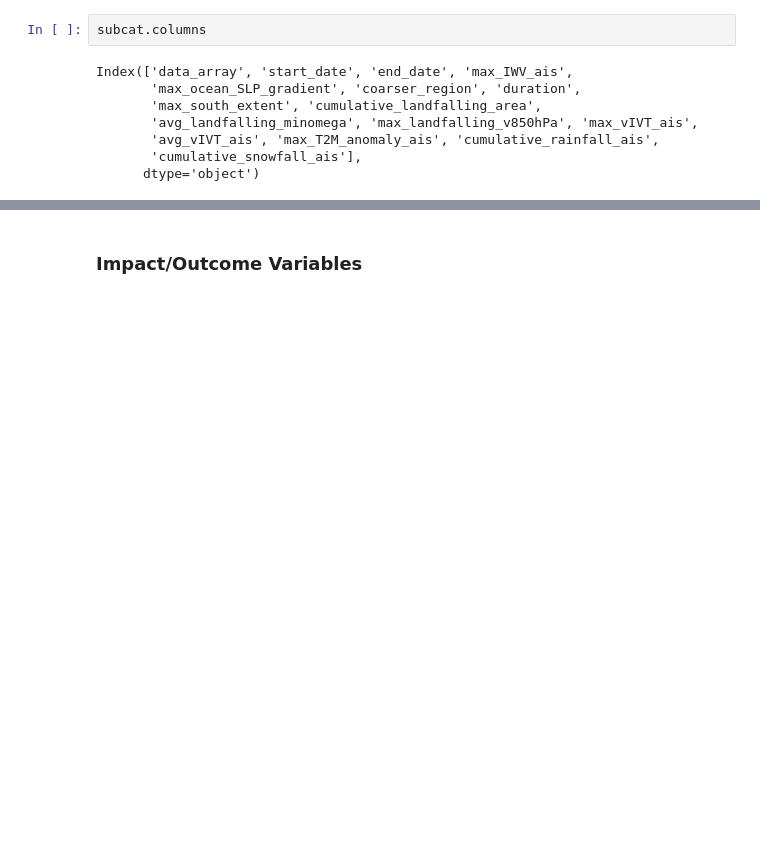
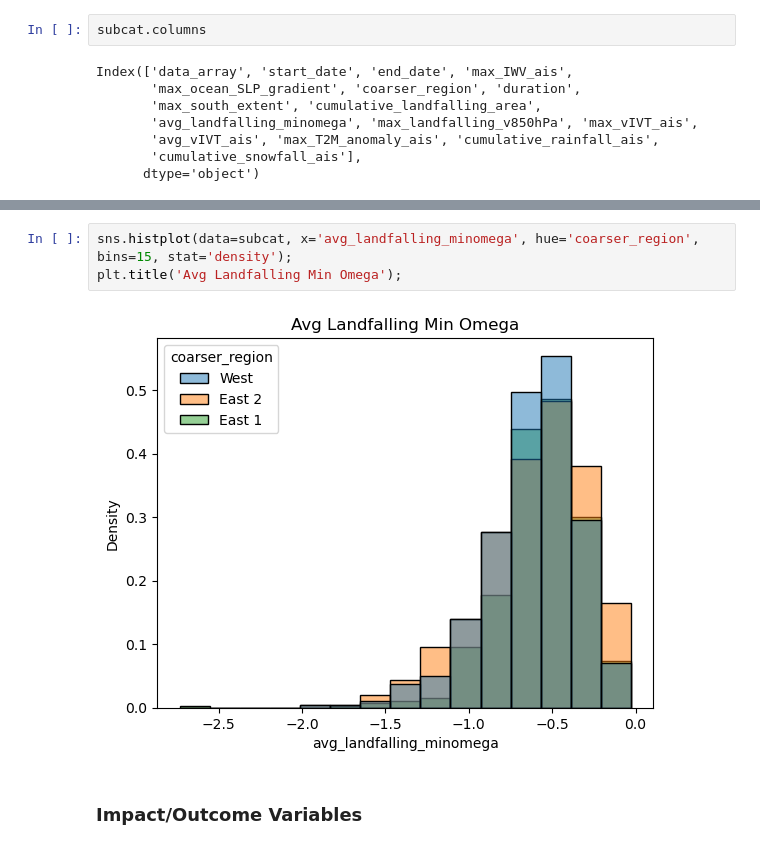
Before and after one commit to jbbutler/extreme_antarctic_ARs, a Jupyter notebook: project/eda/catalog_eda.ipynb, the cells around one changed output, grey strips where cells are left out. Cells and saved outputs as stored; diff of their text form; blank space fills up the shorter version.

```diff
--- a/project/eda/catalog_eda.ipynb
+++ b/project/eda/catalog_eda.ipynb
@@ -127,3 +136,8 @@ plt.title('Max Landfalling 850 hPa Poleward Wind');
+# %%
+sns.histplot(data=subcat, x='avg_landfalling_minomega', hue='coarser_region', bins=15, stat='density');
+plt.title('Avg Landfalling Min Omega');
+# %% [output]
+[figure, added]
 # %% [markdown]
 ### Impact/Outcome Variables
 # %%
```
Also changed, not shown: parts of 49 cells of this notebook, 8 other files.
